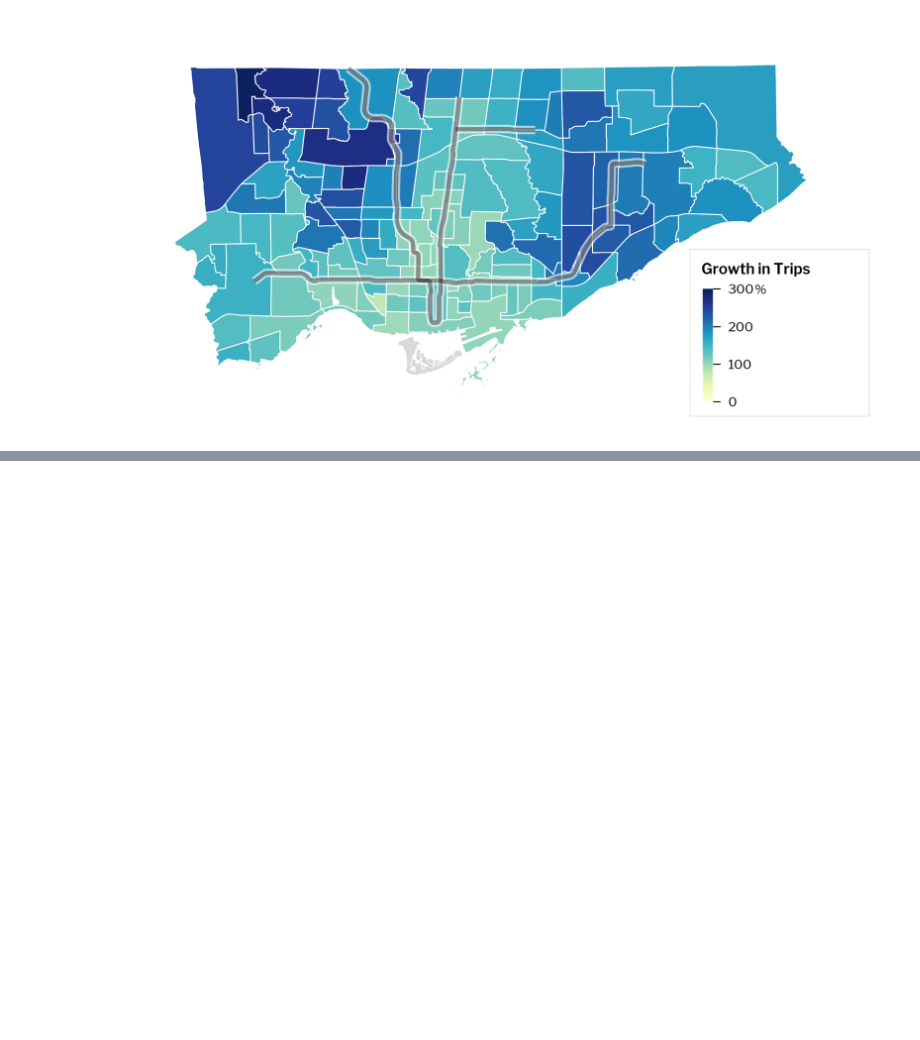
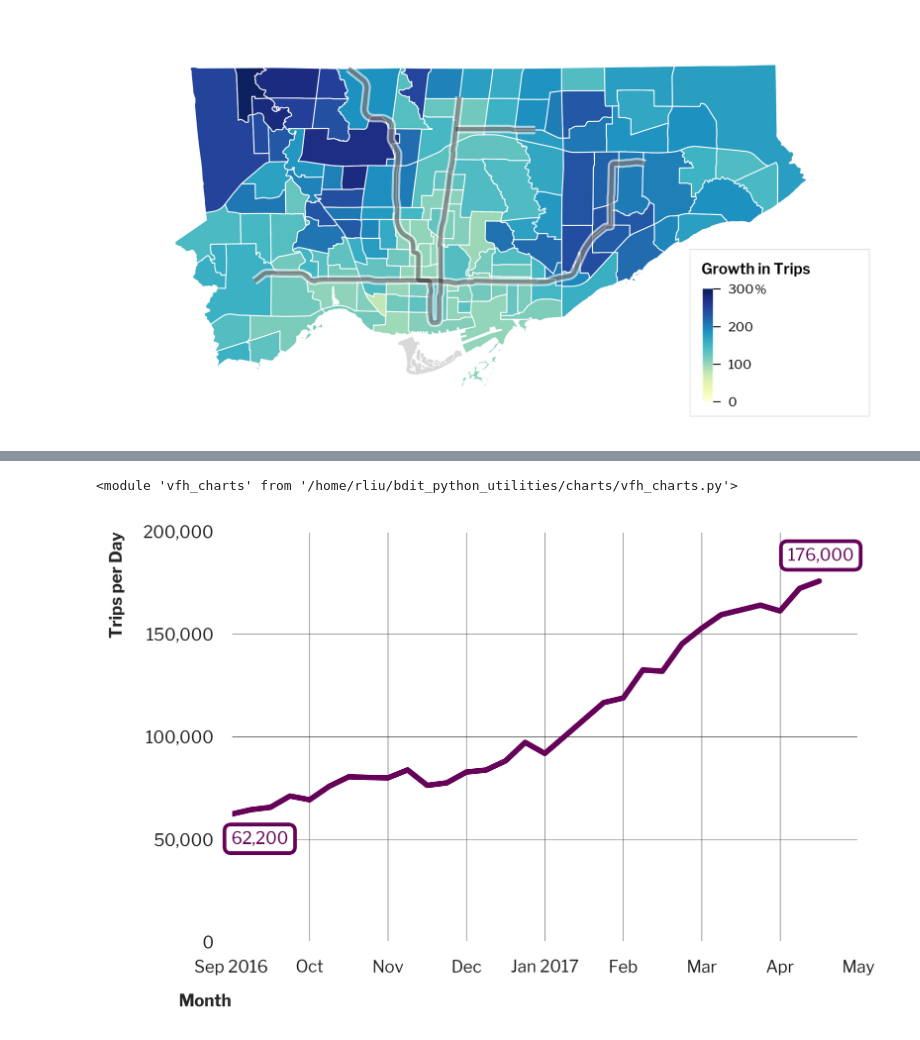
Before and after one commit to CityofToronto/bdit_python_utilities, a Jupyter notebook: charts/module_test.ipynb, the cells around one changed output, grey strips where cells are left out. Drawn from its saved outputs; the diff is of its cells as text; code cells hidden in the pictures; blank space fills up the shorter version.

Commit message:
line chart functionality #6

```diff
--- a/charts/module_test.ipynb
+++ b/charts/module_test.ipynb
@@ -75,0 +113,38 @@ fig, ax = vfh_charts.charts.chloro_map(con, data, subway = True, lower = 0, uppe
+# %%
+importlib.reload(vfh_charts)
+# %% [output]
+<module 'vfh_charts' from '/home/rliu/bdit_python_utilities/charts/vfh_charts.py'>
+# %%
+fig, ax =plt.subplots()
+
+purple = '#660159'
+
+ax.plot(total.index.values.tolist(), total['count'] ,linewidth=3, color = purple)
+plt.grid()
+ax.yaxis.set_major_formatter(mpl.ticker.StrMethodFormatter('{x:,.0f}'))
+
+ax.set_facecolor('xkcd:white')
+
+plt.xlabel('Month', fontsize=9, fontweight = 'bold', horizontalalignment='right', x=0, labelpad=10,
+           fontname = 'Libre Franklin')
+ax.grid(color='k', linestyle='-', linewidth=0.2)
+plt.ylabel('Trips per Day', fontsize=9, fontweight = 'bold', horizontalalignment='right', y=1.0,
+           labelpad=10, fontname = 'Libre Franklin')
+fig.set_size_inches(6.1, 4.1)
+
+plt.xticks(range(0,35,4),  total['period'], fontsize=9, fontname = 'Libre Franklin')
+plt.yticks(range(0,250000,50000),fontsize=9, fontname = 'Libre Franklin')
+
+props = dict(boxstyle='round, pad=0.4',edgecolor=purple, linewidth = 2, facecolor = 'w', alpha=1)
+plt.text(0.0, 0.27, '62,200', transform=ax.transAxes, wrap = True, fontsize=9, fontname = 'Libre Franklin',
+        verticalalignment='top', bbox=props, color = purple)
+
+plt.text(0.94, 0.96, '176,000', transform=ax.transAxes, wrap = True, fontsize=9, fontname = 'Libre Franklin',
+         verticalalignment='top', ha = 'center', bbox=props, color = purple)
+
+ax.set_xlim([0,32])
+ax.set_ylim([0,200000])
+fig.patch.set_facecolor('w')
+plt.show()
+# %% [output]
+[figure, added]
```
Also changed, not shown: parts of 6 cells of this notebook, 2 other files.
